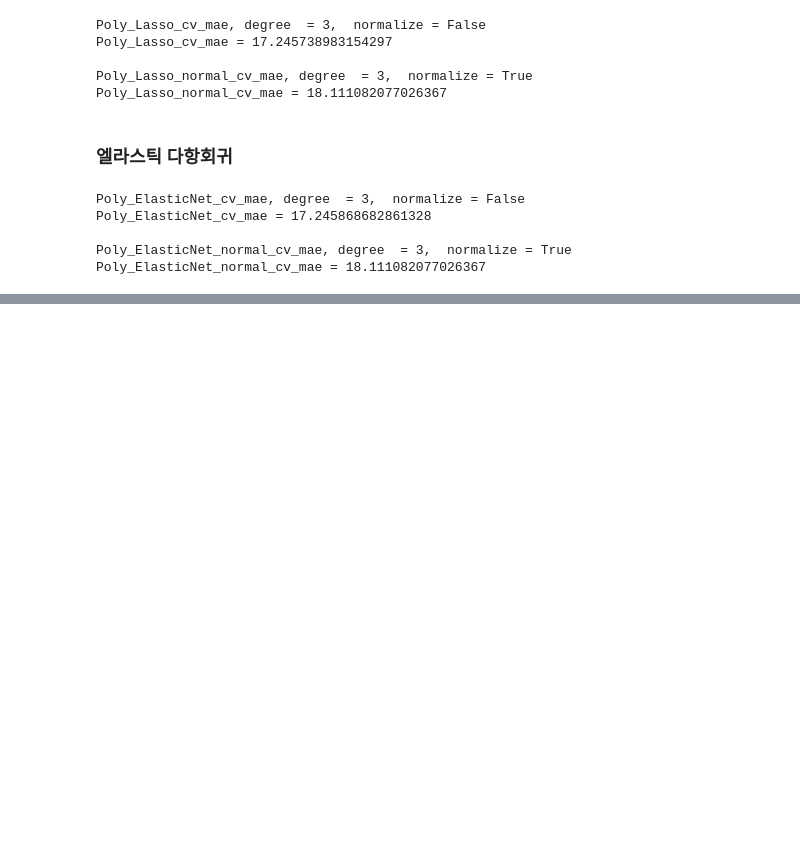
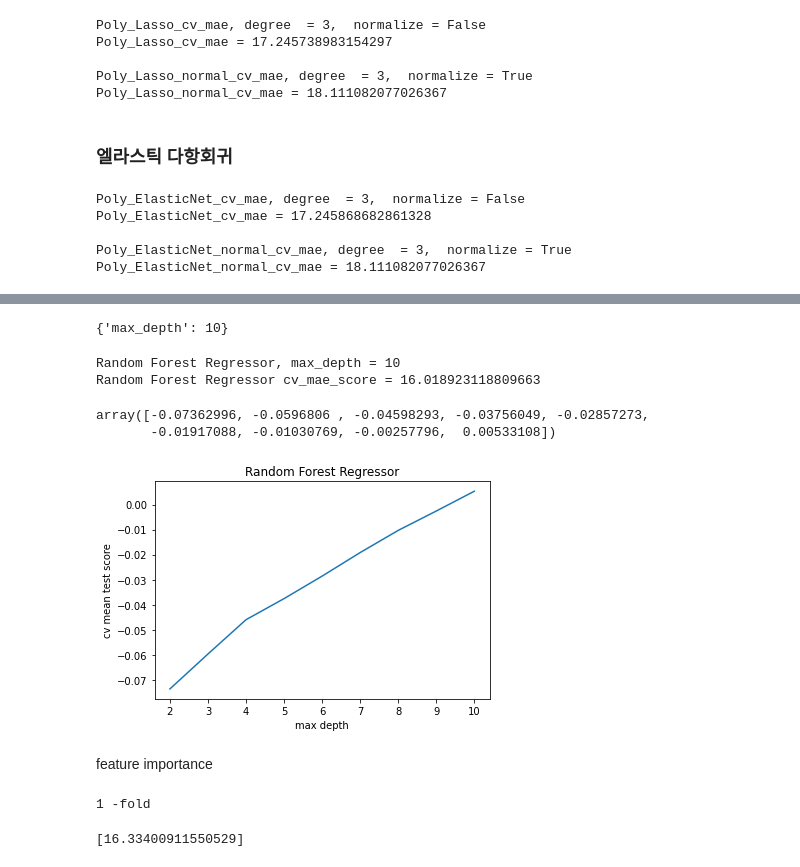
Before and after one commit to deagwon97/machine-learning-and-practice-report, a Jupyter notebook: Dacon_satellite_model.ipynb, the cells around one changed output, grey strips where cells are left out. Cells and saved outputs as stored; diff of their text form; code cells hidden in the pictures; blank space fills up the shorter version.

```diff
--- a/Dacon_satellite_model.ipynb
+++ b/Dacon_satellite_model.ipynb
@@ -460,0 +449,6 @@ mae(y_test, pred_xgb)
+# %%
+from sklearn.ensemble import RandomForestRegressor
+
+param_grid = {'max_depth' : range(2,11)}
+gs_rf = GridSearchCV(RandomForestRegressor(criterion='mae'), param_grid, refit=True, verbose=2)
+gs_rf.fit(X_train, y_train)
@@ -460,0 +497,64 @@ mae(y_test, pred_xgb)
+# %%
+gs_rf.best_params_
+# %% [output]
+{'max_depth': 10}
+# %%
+# best parameter 적용
+kf = KFold(n_splits=5)
+scores = []
+for train_index, test_index in kf.split(X_train):
+    rf = RandomForestRegressor(criterion='mae', max_depth = gs_rf.best_params_['max_depth'])
+    rf.fit(X_train[train_index], y_train[train_index])
+    pred = rf.predict(X_train[test_index])
+    scores.append(mae(y_train[test_index], pred))
+
+Random_Forest_cv_mae = np.mean(scores)
+print('Random Forest Regressor, max_depth = {}'.format(gs_rf.best_params_['max_depth']))
+print(f'Random Forest Regressor cv_mae_score = {Random_Forest_cv_mae}\n')
+# %% [output]
+Random Forest Regressor, max_depth = 10
+Random Forest Regressor cv_mae_score = 16.018923118809663
+# %%
+gs_rf.cv_results_['mean_test_score']
+# %% [output]
+array([-0.07362996, -0.0596806 , -0.04598293, -0.03756049, -0.02857273,
+       -0.01917088, -0.01030769, -0.00257796,  0.00533108])
+# %%
+plt.plot(range(2,11), gs_rf.cv_results_['mean_test_score'])
+plt.title('Random Forest Regressor')
+plt.xlabel('max depth')
+plt.ylabel('cv mean test score')
+plt.show()
+# %% [output]
+[figure, added]
+# %% [markdown]
+feature importance
+# %%
+# feature_importance: 가장 중요한 feature 인덱스 순으로 정렬
+fi = rf.feature_importances_.tolist()
+fi_sort = sorted(fi, reverse=True)
+feature_importance = []
+for i in range(14):
+    feature_importance.append(fi.index(fi_sort[i]))
+
+# 중요도 높은 feature 순서대로 선택하여 훈련
+cv_mae_selected = []
+for i in range(1,2):
+#for i in range(1,15):
+    X_train_selected = X_train[:,feature_importance[:i]]
+    kf = KFold(n_splits=5)
+    scores = []
+    for train_index, test_index in kf.split(X_train_selected):
+        rf = RandomForestRegressor(criterion='mae', max_depth = gs_rf.best_params_['max_depth'])
+        rf.fit(X_train_selected[train_index], y_train[train_index])
+        pred = rf.predict(X_train_selected[test_index])
+        scores.append(mae(y_train[test_index], pred))
+    cv_mae = np.mean(scores)
+    cv_mae_selected.append(cv_mae)
+    print(i, '-fold')
+# %% [output]
+1 -fold
+# %%
+cv_mae_selected
+# %% [output]
+[16.33400911550529]
```
Also changed, not shown: parts of 52 cells of this notebook.
